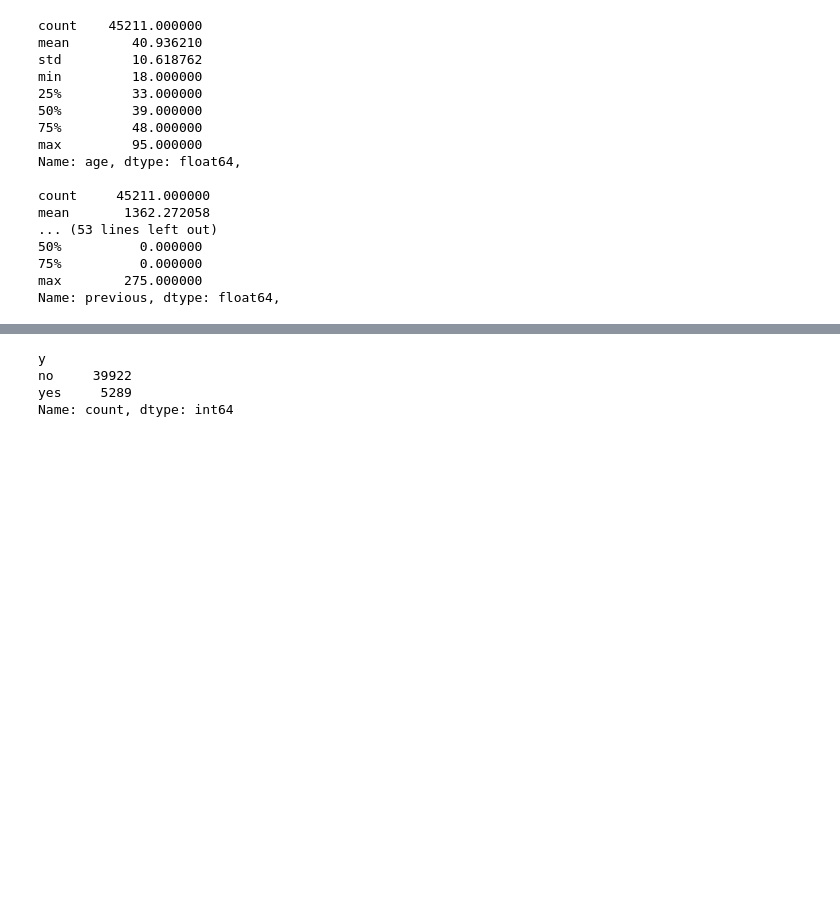
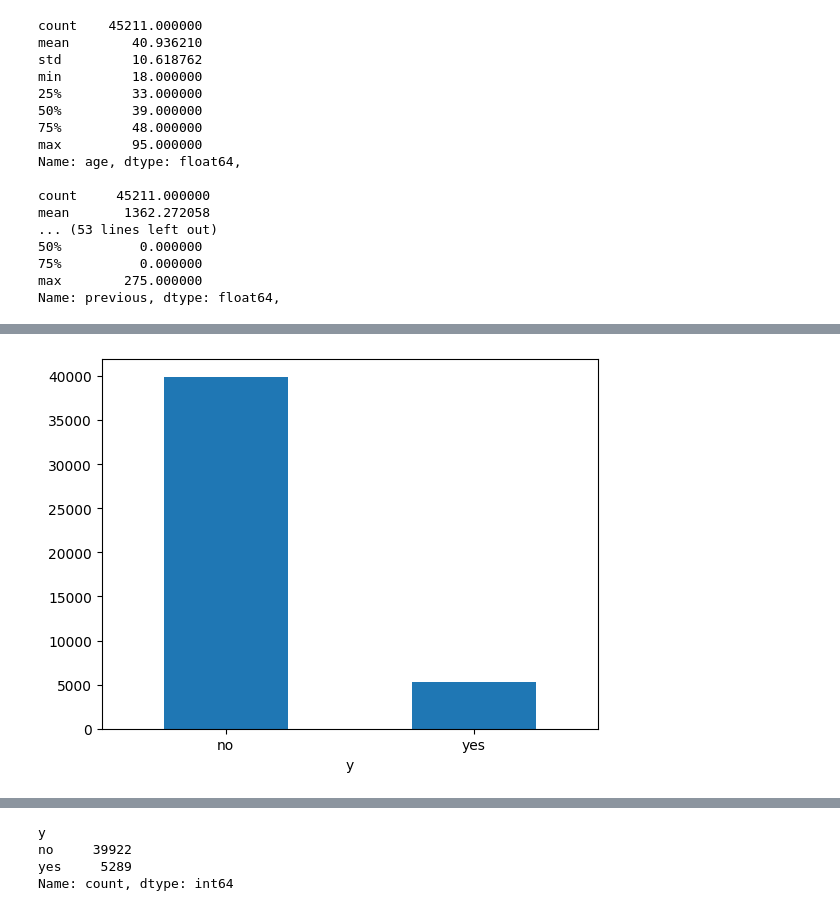
Before and after one commit to SoriyaChan/XGBoost, a Jupyter notebook: XGBClassifer2.ipynb, the cells around one changed output, grey strips where cells are left out. Cells and saved outputs as stored; diff of their text form; code cells hidden in the pictures; blank space fills up the shorter version.

```diff
--- a/XGBClassifer2.ipynb
+++ b/XGBClassifer2.ipynb
@@ -143,0 +180,10 @@ Name: previous, dtype: float64,
+# %%
+# dependent variable
+cate_var = df_train.select_dtypes(include=object)
+
+y = cate_var.groupby('y')['y'].count()
+y.plot(kind='bar', rot=0)
+
+plt.savefig('y.png', bbox_inches='tight')
+# %% [output]
+[figure, added]
```
Also changed, not shown: parts of 16 cells of this notebook, 4 other files.
